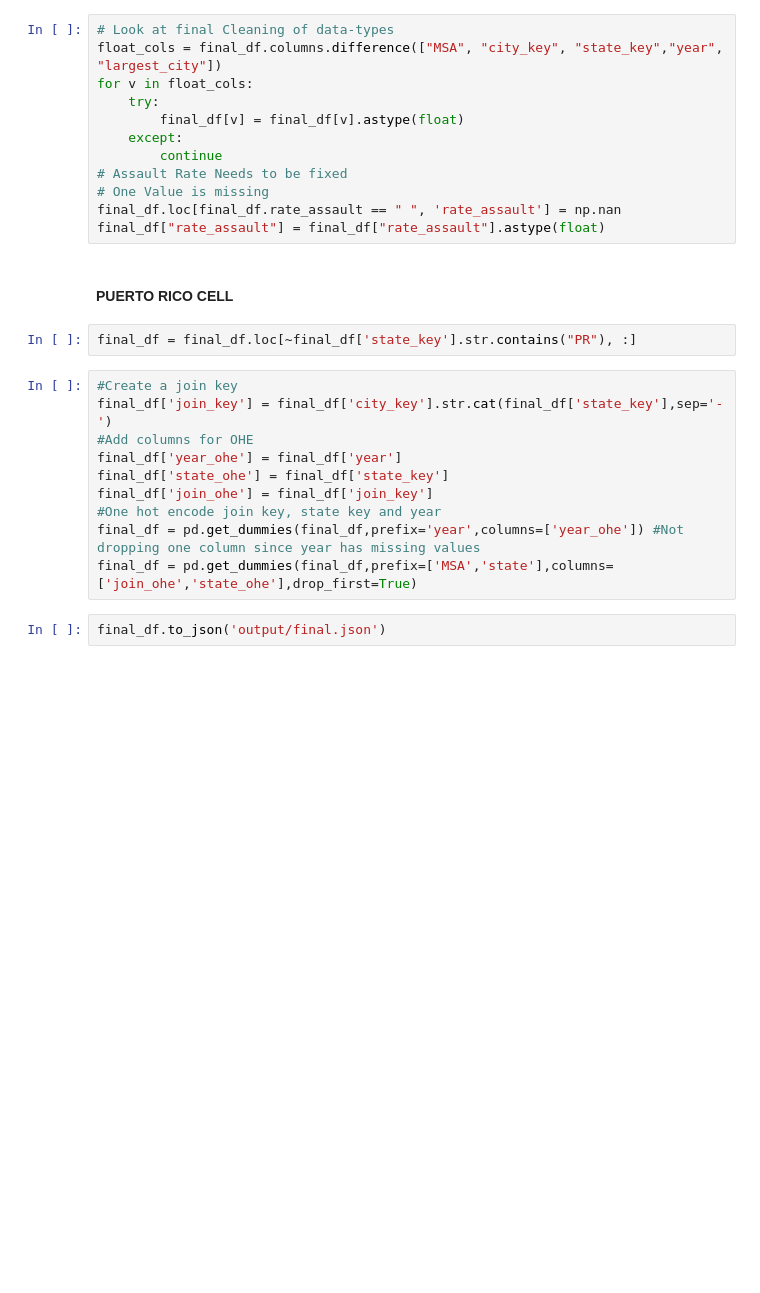
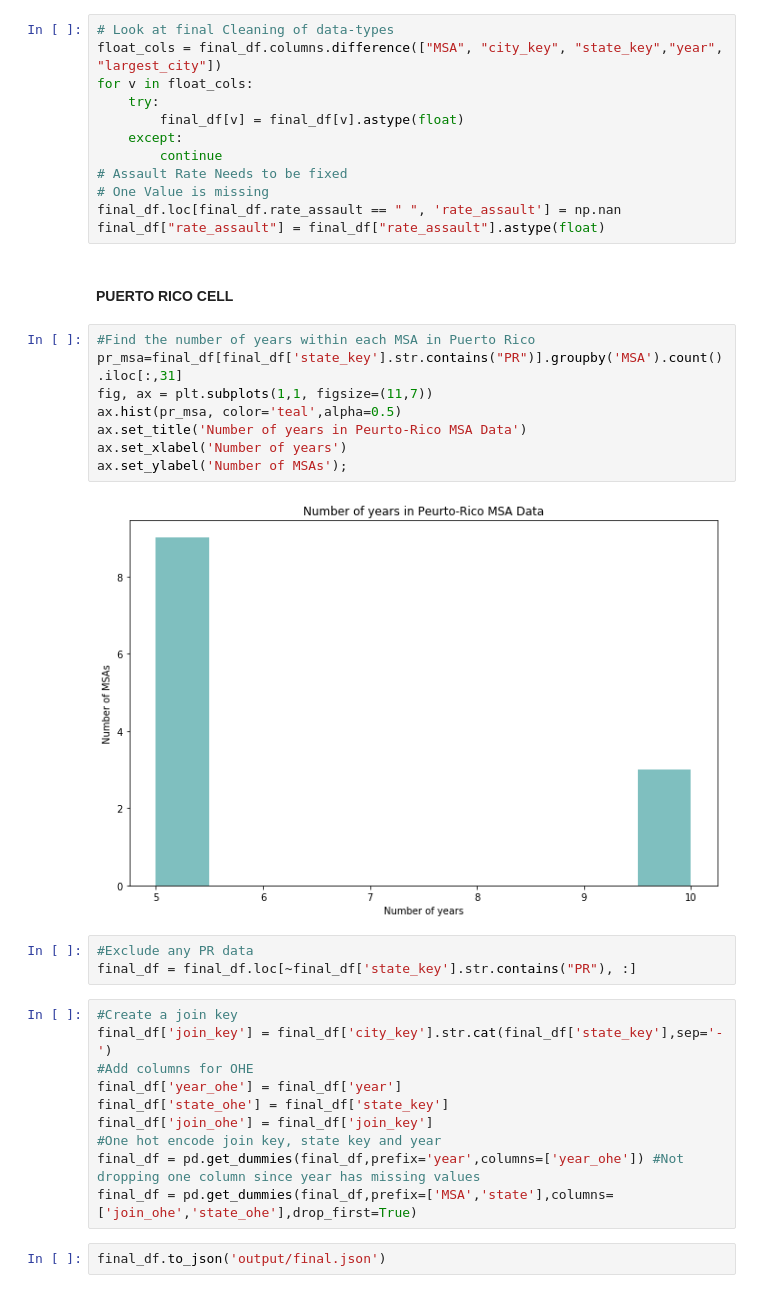
Before and after one commit to bab354/cs109a_final, a Jupyter notebook: data_integration_cleaning.ipynb, the cells around one changed output. Saved outputs shown, nothing was run; the diff lists cells and outputs as text; blank space fills up the shorter version.

Commit message:
Added PR figure, modified Markdown

```diff
--- a/data_integration_cleaning.ipynb
+++ b/data_integration_cleaning.ipynb
@@ -780,7 +725,18 @@ final_df.loc[final_df.rate_assault == " ", 'rate_assault'] = np.nan
 final_df["rate_assault"] = final_df["rate_assault"].astype(float)
 # %% [markdown]
 #### PUERTO RICO CELL
+# %%
+#Find the number of years within each MSA in Puerto Rico
+pr_msa=final_df[final_df['state_key'].str.contains("PR")].groupby('MSA').count().iloc[:,31]
+fig, ax = plt.subplots(1,1, figsize=(11,7))
+ax.hist(pr_msa, color='teal',alpha=0.5)
+ax.set_title('Number of years in Peurto-Rico MSA Data')
+ax.set_xlabel('Number of years')
+ax.set_ylabel('Number of MSAs');
+# %% [output]
+[figure, added]
 # %%
+#Exclude any PR data
 final_df = final_df.loc[~final_df['state_key'].str.contains("PR"), :]
 # %%
 #Create a join key
```
Also changed, not shown: parts of 19 cells of this notebook.
